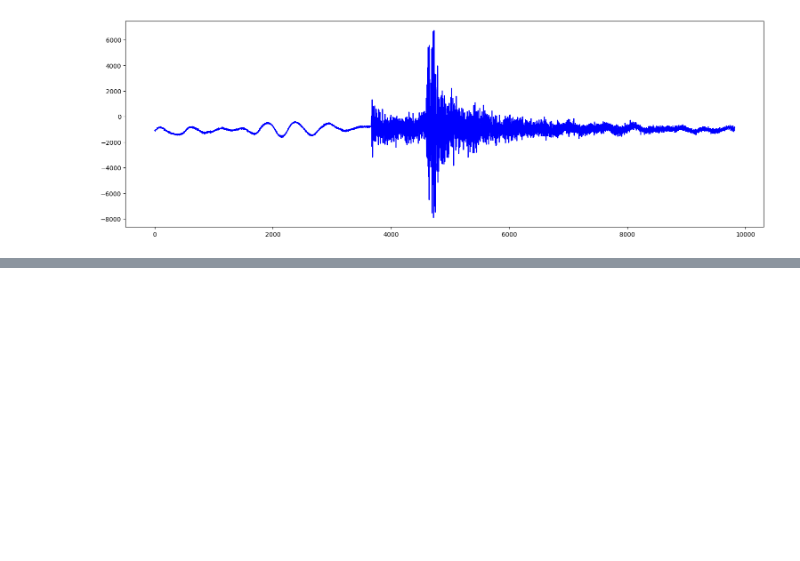
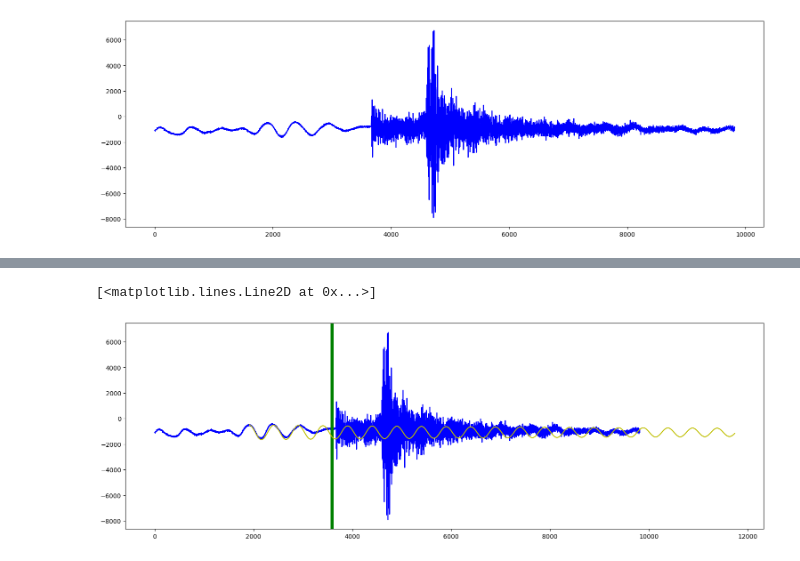
Before and after one commit to F-said/eeg-regime-change, a Jupyter notebook: baseline_seis.ipynb, the cells around one changed output, grey strips where cells are left out. Cells and saved outputs as stored; diff of their text form; code cells hidden in the pictures; blank space fills up the shorter version.

Commit message:
Ran seismic analysis

```diff
--- a/baseline_seis.ipynb
+++ b/baseline_seis.ipynb
@@ -27,9 +29,9 @@ reload(CPD.benchwarm)
 # put arrays in dictionary for labels
 seis_data = {}
 
-seis_data["channel_0"] = seismic_data.T,
+seis_data["channel_0"] = seismic_data.T
 # %%
-# warm up for 15 seconds and determine best lags
-# (warms up in ~3 mins)
-arpwarm = CPD.benchwarm.ARPWarm(channels, n0=15, chunks=4)
+# warm up for 5 seconds and determine best lags
+# (warms up in 9 seconds)
+arpwarm = CPD.benchwarm.ARPWarm(seis_data, n0=5, chunks=1)
 arpwarm.warmup()
@@ -35,0 +45,9 @@ arpwarm.warmup()
+# %%
+cpd_earth = CPD.benchmark.Online(arpwarm, k=1, M=5)
+# %%
+change_points, forecasts = cpd_earth.run()
+
+cpt = max(change_points.values())
+
+print(f"change point detected at t={cpt}")
+# AIMING FOR cp = ???
@@ -35,0 +72,17 @@ arpwarm.warmup()
+# %%
+# visualize for good measure
+
+warmup = 15 * 128
+
+fig, axs = plt.subplots(1, 1, sharex=True)
+fig.set_size_inches(18.5, 6)
+
+axs.plot(time, seismic_data.T, 'b')
+
+cpt = change_points["channel_0"]
+axs.axvline(x=cpt, c='g', linewidth=5)
+fore_time = [warmup + i for i in range(len(forecasts["channel_0"][:time[-1]]))]
+axs.plot(fore_time, forecasts["channel_0"][:time[-1]], 'y')
+# %% [output]
+[<matplotlib.lines.Line2D at 0x...>]
+[figure, added]
```
Also changed, not shown: parts of 4 cells of this notebook, 3 other files.
